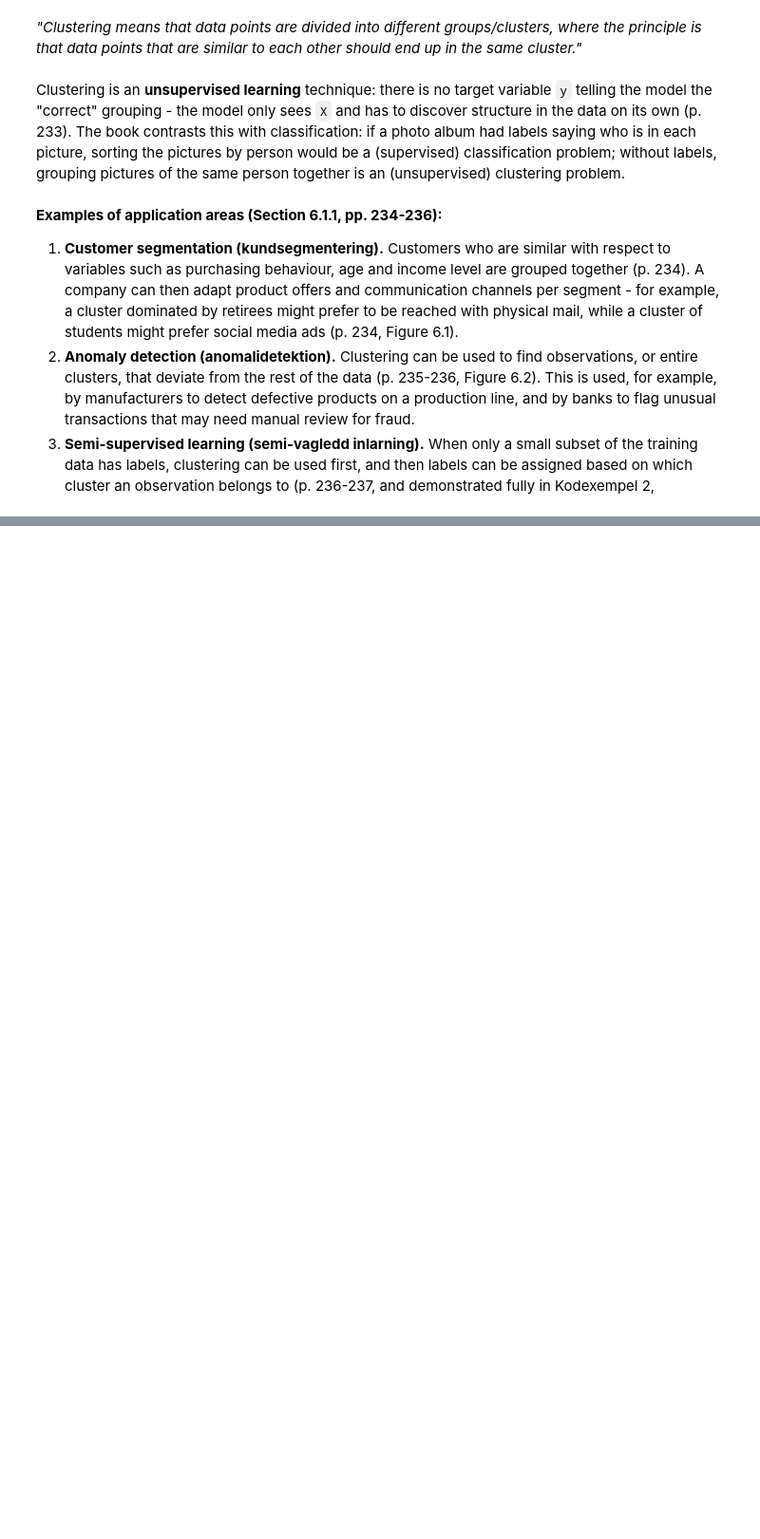
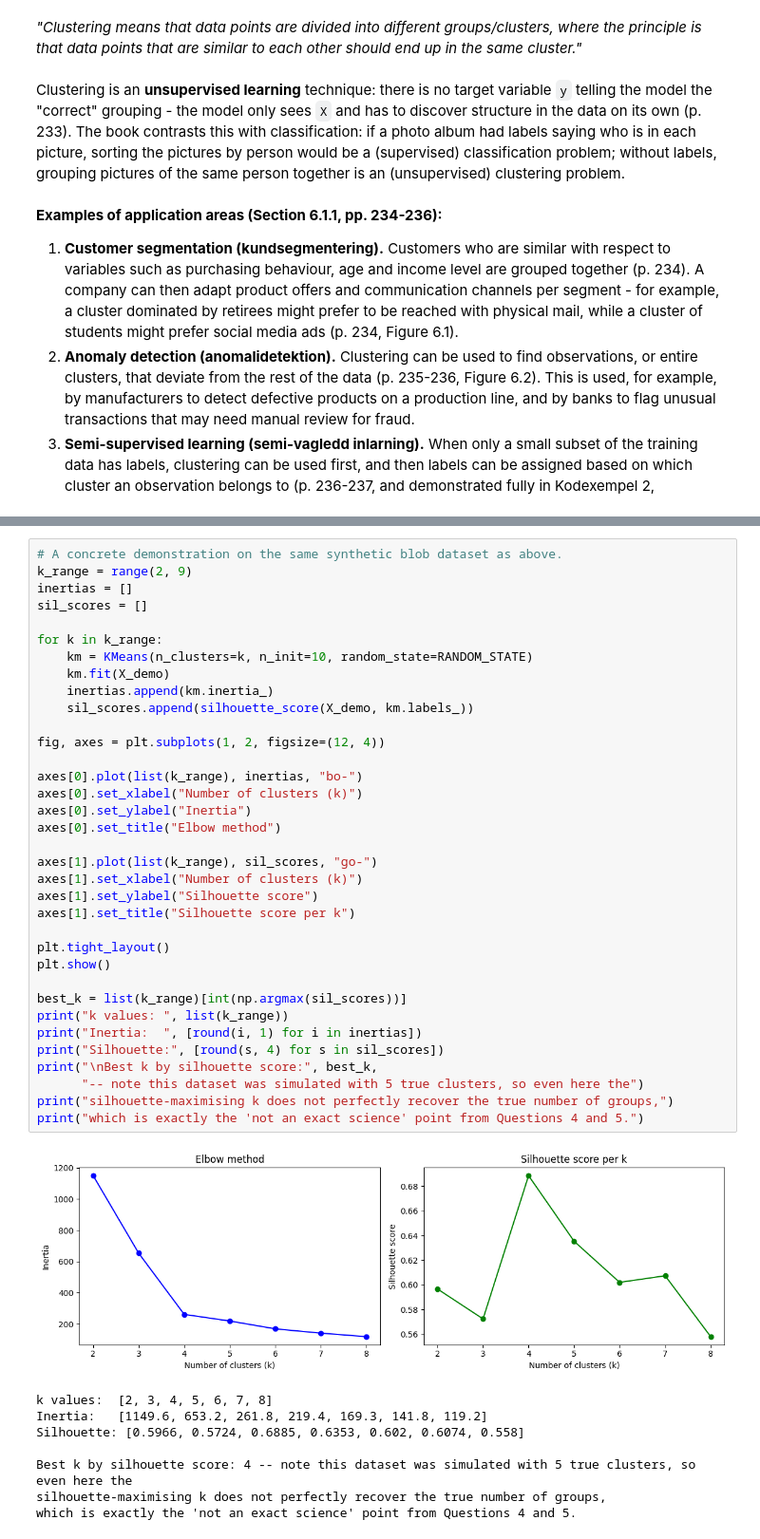
Before and after one commit to arbazshah52/Individual-Machine-Learning, a Jupyter notebook: Kapital6/Kapital.ipynb, the cells around one changed output, grey strips where cells are left out. Shown at 95% size. Drawn from its saved outputs; the diff is of its cells as text; blank space fills up the shorter version.

```diff
--- a/Kapital6/Kapital.ipynb
+++ b/Kapital6/Kapital.ipynb
@@ -26,0 +105,44 @@ Clustering is an **unsupervised learning** technique: there is no target variabl
+# %%
+# A concrete demonstration on the same synthetic blob dataset as above.
+k_range = range(2, 9)
+inertias = []
+sil_scores = []
+
+for k in k_range:
+    km = KMeans(n_clusters=k, n_init=10, random_state=RANDOM_STATE)
+    km.fit(X_demo)
+    inertias.append(km.inertia_)
+    sil_scores.append(silhouette_score(X_demo, km.labels_))
+
+fig, axes = plt.subplots(1, 2, figsize=(12, 4))
+
+axes[0].plot(list(k_range), inertias, "bo-")
+axes[0].set_xlabel("Number of clusters (k)")
+axes[0].set_ylabel("Inertia")
+axes[0].set_title("Elbow method")
+
+axes[1].plot(list(k_range), sil_scores, "go-")
+axes[1].set_xlabel("Number of clusters (k)")
+axes[1].set_ylabel("Silhouette score")
+axes[1].set_title("Silhouette score per k")
+
+plt.tight_layout()
+plt.show()
+
+best_k = list(k_range)[int(np.argmax(sil_scores))]
+print("k values: ", list(k_range))
+print("Inertia:  ", [round(i, 1) for i in inertias])
+print("Silhouette:", [round(s, 4) for s in sil_scores])
+print("\nBest k by silhouette score:", best_k,
+      "-- note this dataset was simulated with 5 true clusters, so even here the")
+print("silhouette-maximising k does not perfectly recover the true number of groups,")
+print("which is exactly the 'not an exact science' point from Questions 4 and 5.")
+# %% [output]
+[figure, added]
+k values:  [2, 3, 4, 5, 6, 7, 8]
+Inertia:   [1149.6, 653.2, 261.8, 219.4, 169.3, 141.8, 119.2]
+Silhouette: [0.5966, 0.5724, 0.6885, 0.6353, 0.602, 0.6074, 0.558]
+
+Best k by silhouette score: 4 -- note this dataset was simulated with 5 true clusters, so even here the
+silhouette-maximising k does not perfectly recover the true number of groups,
+which is exactly the 'not an exact science' point from Questions 4 and 5.
```
Also changed, not shown: parts of 5 cells of this notebook, 3 other files.
